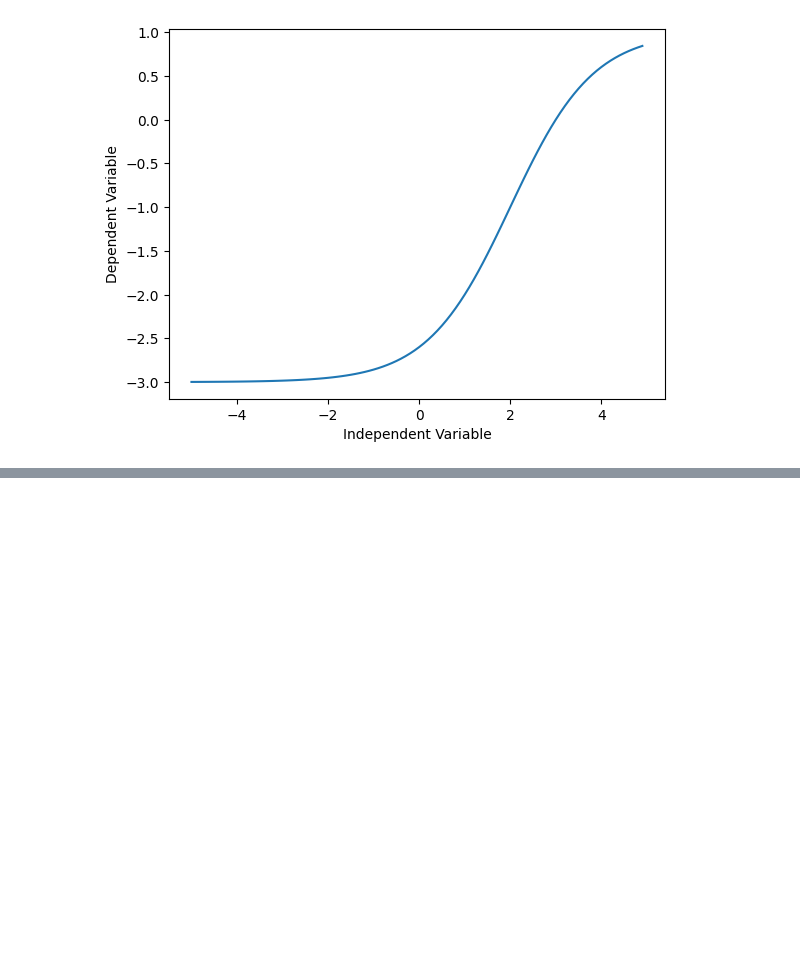
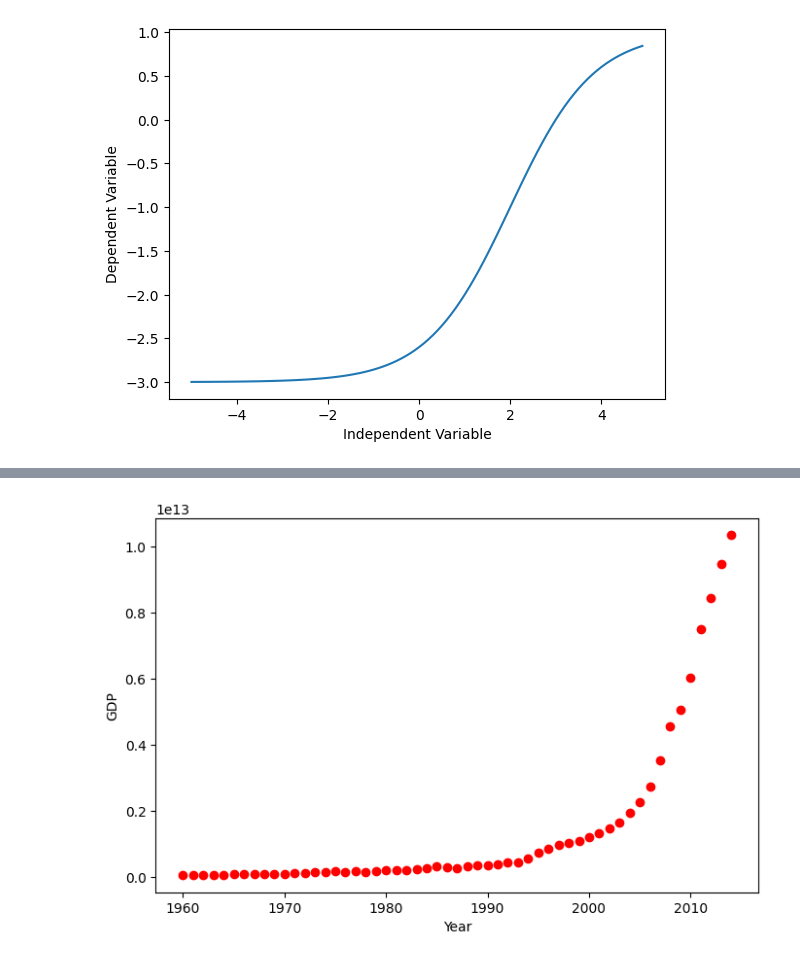
Before and after one commit to KSaubhagya/Data-Model-Training, a Jupyter notebook: NonLinearRegressionAnalysis.ipynb, the cells around one changed output, grey strips where cells are left out. Drawn from its saved outputs; the diff is of its cells as text; code cells hidden in the pictures; blank space fills up the shorter version.

```diff
--- a/NonLinearRegressionAnalysis.ipynb
+++ b/NonLinearRegressionAnalysis.ipynb
@@ -94,3 +94,12 @@ plt.xlabel('Independent Variable')
 plt.show()
 # %% [output]
 [figure]
+# %%
+import numpy as np
+import pandas as pd
+
+#downloading dataset
+!wget -nv -O china_gdp.csv https://cf-courses-data.s3.us.cloud-object-storage.appdomain.cloud/IBMDeveloperSkillsNetwork-ML0101EN-SkillsNetwork/labs/Module%202/data/china_gdp.csv
+
+df = pd.read_csv("china_gdp.csv")
+df.head(10)
@@ -96,0 +119,9 @@ plt.show()
+# %%
+plt.figure(figsize=(8,5))
+x_data, y_data = (df["Year"].values, df["Value"].values)
+plt.plot(x_data, y_data, 'ro')
+plt.ylabel('GDP')
+plt.xlabel('Year')
+plt.show()
+# %% [output]
+[figure, added]
```
Also changed, not shown: parts of 7 cells of this notebook.
